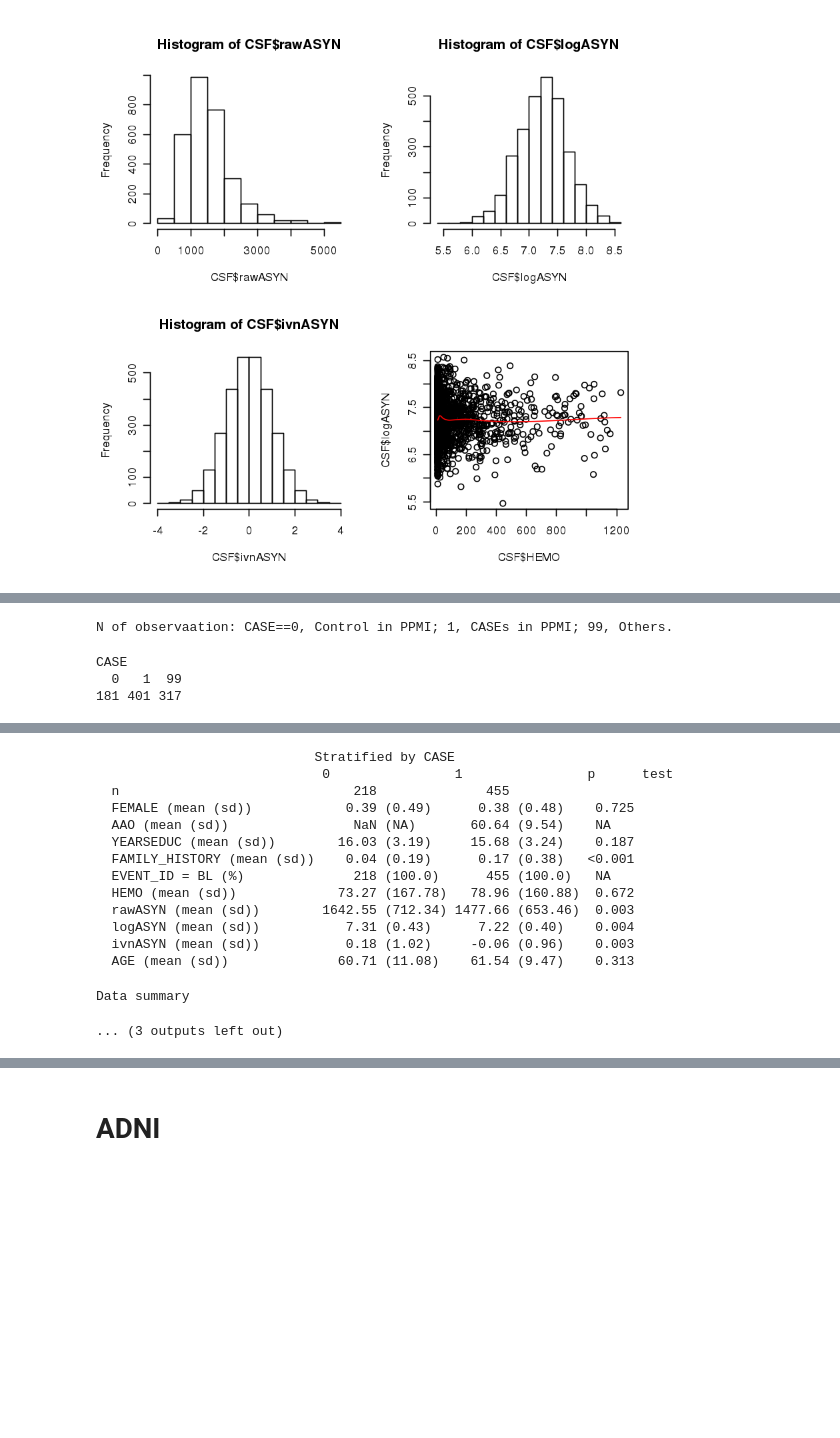
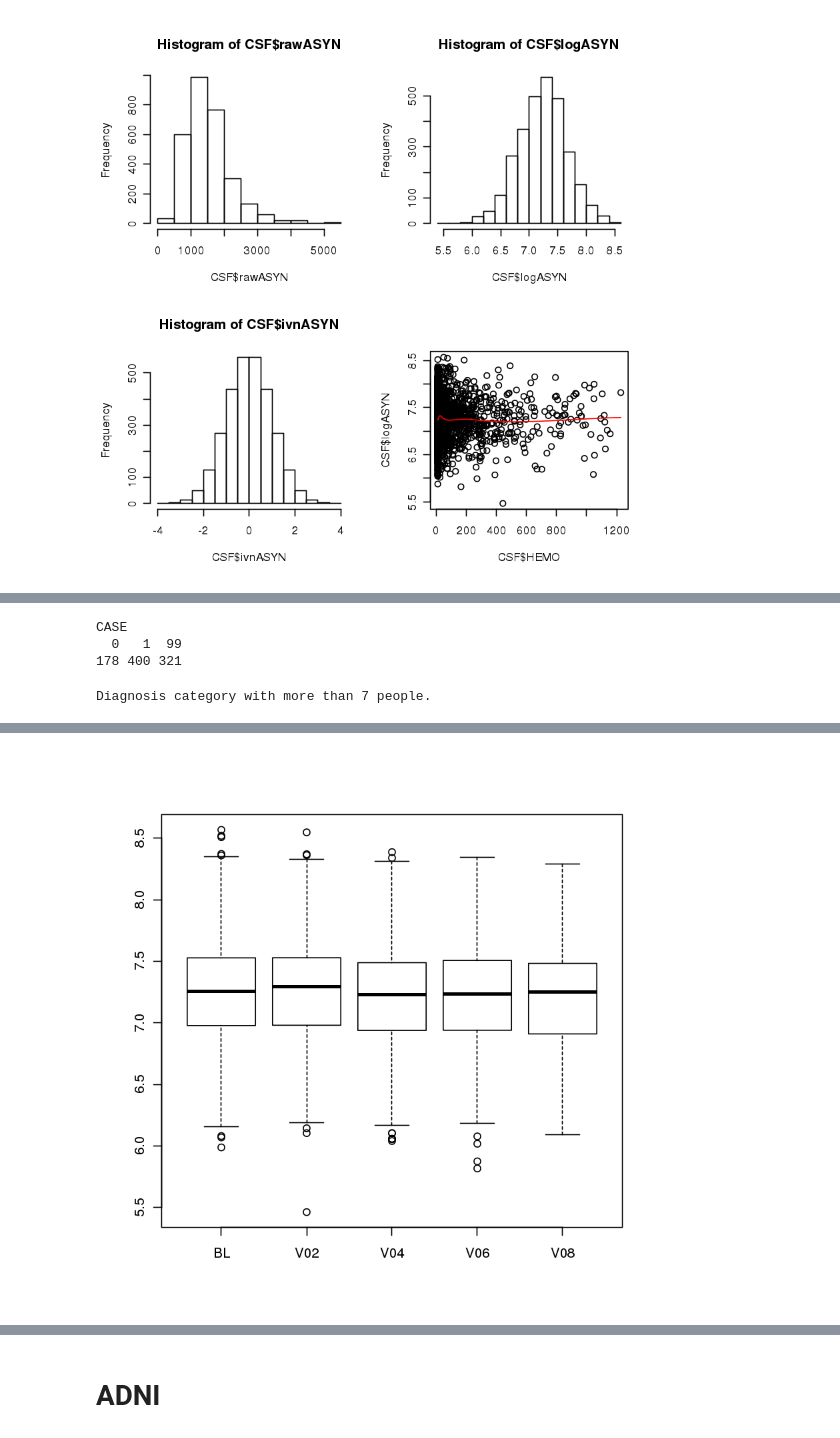
Before and after one commit to hirotaka-i/sp01_ASYN, a Jupyter notebook: Pheno_ASYN.ipynb, the cells around one changed output, grey strips where cells are left out. Cells and saved outputs as stored; diff of their text form; code cells hidden in the pictures; blank space fills up the shorter version.

```diff
--- a/Pheno_ASYN.ipynb
+++ b/Pheno_ASYN.ipynb
@@ -53,47 +70,59 @@ Warning message in eval_bare(f[[3]], env):
                                        Max.   :1227.30   Max.   :5256.9   Max.   :8.567   Max.   : 3.5810
 [figure]
 # %%
-t1 = fread("data/02_LatestDiagDemog.csv", header=T) %>%
+t1 = fread("../PDcohorts/PPMI/out181018/DEMOG_DIAG.csv", header=T) %>% mutate(ID=as.character(PATNO)) %>%
   mutate(CASE = case_when(
-    grepl("PD_YsImg_PPMI", DIAG) ~ 1,
-    grepl("CTR_YsImg_PPMI", DIAG) ~ 0,
+    grepl("iPD_stable_YsImg_PPMI", DIAG) ~ 1,
+    grepl("CTR_stable_YsImg_PPMI", DIAG) ~ 0,
     TRUE~ 99)) %>%
   mutate(AAO = (DIAGDATE - BIRTHDT)/365.25) %>%
-  select(ID, CASE, FEMALE, AAO, YEARSEDUC, FAMILY_HISTORY, DIAG, BIRTHDT)
+  select(ID, CASE, FEMALE, AAO, YEARSEDUC, FAMILY_HISTORY, DIAG, BIRTHDT,RECRUIT)
 d1 = inner_join(t1, CSF, by = c("ID"="PATNO")) %>%
     inner_join(., fread("data/PATNO_EVENTID_DATE.csv", header = T, colClasses = c("PATNO"="character")),
                 by =c("ID"="PATNO", "EVENT_ID")) %>%
     mutate(AGE = (DATE - BIRTHDT)/365.25) %>%
     select(-BIRTHDT) %>% select(-DATE)
-names(d1)
 cat("N of observaation: CASE==0, Control in PPMI; 1, CASEs in PPMI; 99, Others.")
 d1 %>% distinct(ID, .keep_all = T) %>% with(table(CASE))
-cat("Diagnosis category with more than 10 people.\n")
+cat("Diagnosis category with more than 7 people.\n")
 d1 %>% filter(CASE==99) %>% distinct(ID, .keep_all = T) %>% group_by(DIAG) %>% mutate(N10=n()) %>%
-    filter(N10>=10) %>% ungroup %>%with(table(DIAG, !is.na(DIAG)))
+    filter(N10>=7) %>% ungroup %>%with(table(DIAG, RECRUIT, useNA = 'always'))
 library(tableone)
 cat("Recode CASE;
-If DIAG==In__iPD_YsImg_LRRK2+, then CASE = 1.1
-If DIAG==In__iPD_SWEDD_PPMI, then CASE = 0.1
-If DIAG==In__PRD_YsImg*, then CASE = 2.0
+If DIAG==In_iPD_stable_YsImg_LRRK2+, then CASE = 1.1
+If DIAG==In_iPD_stable_SWEDD_PPMI, then CASE = 0.1
+If DIAG==In_PRD_stable_YsImg*, then CASE = 2.0
 Then see the baseline ASYN")
 d2 = d1 %>%
-    mutate(CASE=ifelse(DIAG=="In__iPD_YsImg_LRRK2+", 1.1, CASE)) %>%
-    mutate(CASE=ifelse(DIAG=="In__iPD_SWEDD_PPMI", 0.1, CASE)) %>%
-    mutate(CASE=ifelse(grepl("In__PRD_YsImg", DIAG), 2, CASE)) %>%
+    mutate(CASE=ifelse(DIAG=="In_iPD_stable_YsImg_LRRK2+", 1.1, CASE)) %>%
+    mutate(CASE=ifelse(DIAG=="In_iPD_stable_SWEDD_PPMI", 0.1, CASE)) %>%
+    mutate(CASE=ifelse(grepl("In_PRD_stable_YsImg", DIAG), 2, CASE)) %>%
     filter(CASE!=99)
 d2 %>% filter(EVENT_ID=="BL") %>%
     CreateTableOne(vars=names(d1)[-c(1,2,7)], data=., strata="CASE")
-d3 = d2 %>% mutate(CASE=floor(CASE)) %>% filter(CASE!=2) %>% rename(IID =ID) %>%
-    mutate(IID = paste(IID, IID, sep="_")) %>%
-    mutate(AAO = if_else(CASE==1, AAO, NA_real_))
-cat("Combine CASE 0.1 -> 0, CASE 1.1 -> 1.0, CASE 2.0 will be excluded.
-Show the BL comparison again")
-d3 %>% filter(EVENT_ID=="BL") %>%
-    CreateTableOne(vars=names(d1)[-c(1,2,7)], data=., strata="CASE")
-d3 = d3 %>% inner_join(., fread("../dataset//PPMI/pca10.txt", header = T), by ="IID") %>% select (-FID)
+# d3 = d2 %>% mutate(CASE=floor(CASE)) %>% filter(CASE!=2) %>% rename(IID =ID) %>%
+#     mutate(IID = paste(IID, IID, sep="_")) %>%
+#     mutate(AAO = if_else(CASE==1, AAO, NA_real_))
+# cat("Combine CASE 0.1 -> 0, CASE 1.1 -> 1.0, CASE 2.0 will be excluded.
+# Show the BL comparison again")
+# d3 %>% filter(EVENT_ID=="BL") %>%
+#     CreateTableOne(vars=names(d1)[-c(1,2,7)], data=., strata="CASE")
+################# This is needed for older (Non_WGS) analysis #############################
+# d3 = d3 %>% inner_join(., fread("../dataset//PPMI/pca10.txt", header = T), by ="IID") %>% select (-FID)
+##############################################################################
 cat("Data summary")
-d3 %>% mutate(EVENT_ID=as.factor(EVENT_ID)) %>% summary
+d3 = d1 %>% rename(IID=ID) %>% mutate(DX=case_when(
+    CASE==1~"PPMIPD",
+    CASE==0~"PPMIHC",
+    DIAG=='In_iPD_stable_YsImg_LRRK2+'&RECRUIT=="GENPD"~"GENPD_LRRK2",
+    DIAG=='In_iPD_stable_NoImg_LRRK2+'&RECRUIT=="GENPD"~"GENPD_LRRK2",
+    DIAG=='In_iPD_stable_SWEDD_PPMI'~"SWEDD",
+    DIAG=='In_PRD_stable_YsImg_HYP'~"PRD",
+    DIAG=='In_PRD_stable_YsImg_RBD'~"PRD",
+    DIAG=="In_CTR_stable_YsImg_LRRK2+"&RECRUIT=="GENUN"~"GENHC_LRRK2",
+    DIAG=="In_PRD_convsn_YsImg_LRRK2+"&RECRUIT=="GENUN"~"GENPRD_LRRK2"),
+    AGEsq = AGE^2) %>% filter(!is.na(DX))
+d3 %>% mutate(EVENT_ID=as.factor(EVENT_ID), DX=as.factor(DX)) %>% summary
 cat("\nPheno type file for PPMI saved\n")
 dir.create("dataset/PPMI/pheno", recursive = T, showWarnings = F)
 d3 %>%
@@ -111,4 +139,4 @@ d3 %>% mutate(EVENT_ID=factor(EVENT_ID, levels=c("BL", "V02", "V04", "V06", "V08
-N of observaation: CASE==0, Control in PPMI; 1, CASEs in PPMI; 99, Others.
+CASE
+  0   1  99
+178 400 321
-CASE
-  0   1  99
-181 401 317
+Diagnosis category with more than 7 people.
@@ -153,18 +202,4 @@ Warning message in min(x, na.rm = TRUE):
-                            Stratified by CASE
-                             0                1                p      test
-  n                              218              455
-  FEMALE (mean (sd))            0.39 (0.49)      0.38 (0.48)    0.725
-  AAO (mean (sd))                NaN (NA)       60.64 (9.54)    NA
-  YEARSEDUC (mean (sd))        16.03 (3.19)     15.68 (3.24)    0.187
-  FAMILY_HISTORY (mean (sd))    0.04 (0.19)      0.17 (0.38)   <0.001
-  EVENT_ID = BL (%)              218 (100.0)      455 (100.0)   NA
-  HEMO (mean (sd))             73.27 (167.78)   78.96 (160.88)  0.672
-  rawASYN (mean (sd))        1642.55 (712.34) 1477.66 (653.46)  0.003
-  logASYN (mean (sd))           7.31 (0.43)      7.22 (0.40)    0.004
-  ivnASYN (mean (sd))           0.18 (1.02)     -0.06 (0.96)    0.003
-  AGE (mean (sd))              60.71 (11.08)    61.54 (9.47)    0.313
-Data summary
-... (3 outputs left out)
+[figure, added]
 # %%
 cat("Model building")
 full =  d3 %>% filter(CASE==1) %>%
```
Also changed, not shown: parts of 6 cells of this notebook, 3 other files.
